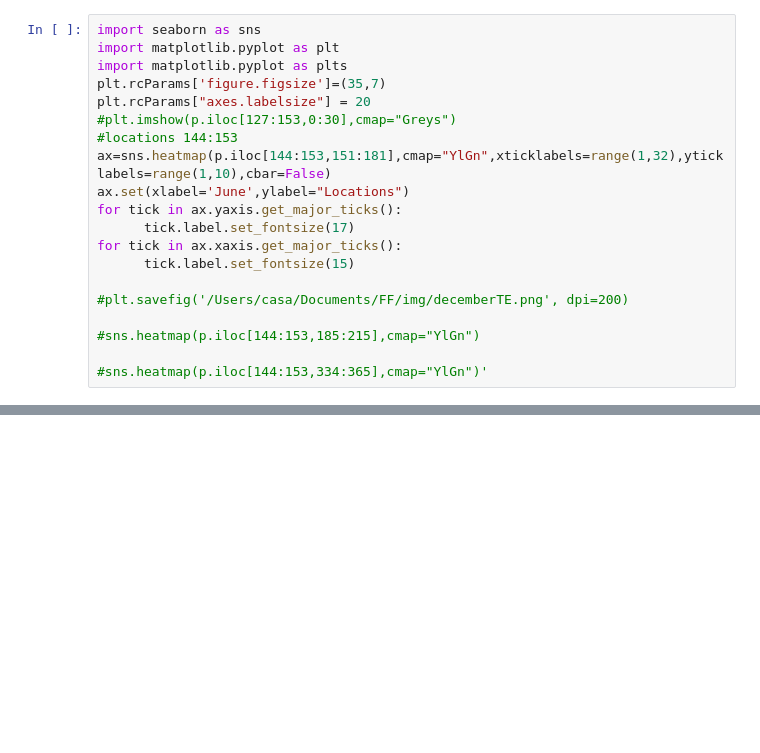
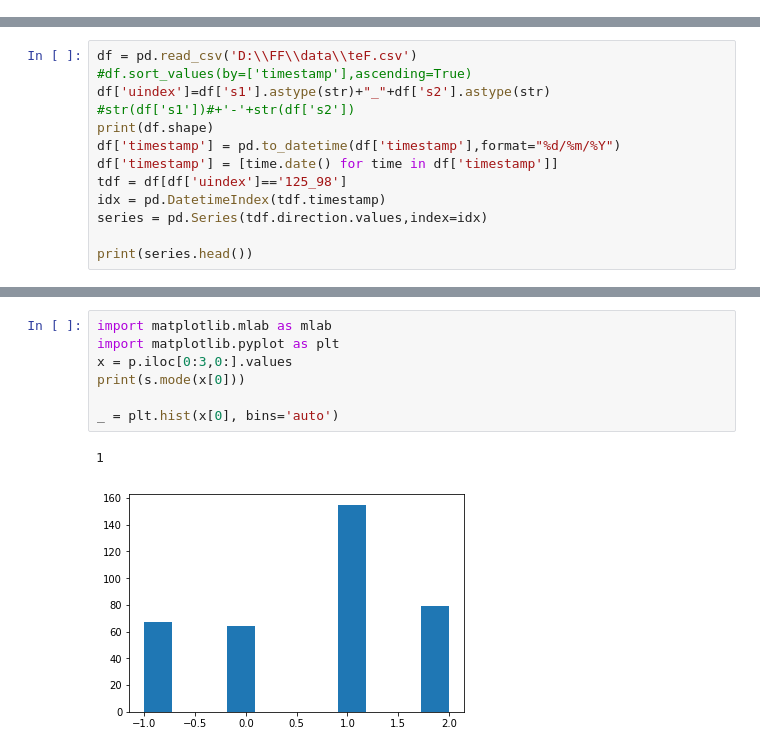
Before and after one commit to rmurcioUCL/FF, a Jupyter notebook: FF.ipynb, the cells around one changed output, grey strips where cells are left out. Drawn from its saved outputs; the diff is of its cells as text; blank space fills up the shorter version.

```diff
--- a/FF.ipynb
+++ b/FF.ipynb
@@ -265,20 +0,0 @@ p.iloc[0:2,0:2]
-# %%
-import seaborn as sns
-import matplotlib.pyplot as plt
-import matplotlib.pyplot as plts
-plt.rcParams['figure.figsize']=(35,7)
-plt.rcParams["axes.labelsize"] = 20
-#plt.imshow(p.iloc[127:153,0:30],cmap="Greys")
-#locations 144:153
-ax=sns.heatmap(p.iloc[144:153,151:181],cmap="YlGn",xticklabels=range(1,32),yticklabels=range(1,10),cbar=False)
-ax.set(xlabel='June',ylabel="Locations")
-for tick in ax.yaxis.get_major_ticks():
-      tick.label.set_fontsize(17)
-for tick in ax.xaxis.get_major_ticks():
-      tick.label.set_fontsize(15)
-
-#plt.savefig('/Users/casa/Documents/FF/img/decemberTE.png', dpi=200)
-
-#sns.heatmap(p.iloc[144:153,185:215],cmap="YlGn")
-
-#sns.heatmap(p.iloc[144:153,334:365],cmap="YlGn")'
@@ -325,0 +30,13 @@ dirset.sort_values('te', ascending=False).drop_duplicates(['s1','s2']).sort_valu
+# %%
+df = pd.read_csv('D:\\FF\\data\\teF.csv')
+#df.sort_values(by=['timestamp'],ascending=True)
+df['uindex']=df['s1'].astype(str)+"_"+df['s2'].astype(str)
+#str(df['s1'])#+'-'+str(df['s2'])
+print(df.shape)
+df['timestamp'] = pd.to_datetime(df['timestamp'],format="%d/%m/%Y")
+df['timestamp'] = [time.date() for time in df['timestamp']]
+tdf = df[df['uindex']=='125_98']
+idx = pd.DatetimeIndex(tdf.timestamp)
+series = pd.Series(tdf.direction.values,index=idx)
+
+print(series.head())
@@ -325,0 +110,10 @@ dirset.sort_values('te', ascending=False).drop_duplicates(['s1','s2']).sort_valu
+# %%
+import matplotlib.mlab as mlab
+import matplotlib.pyplot as plt
+x = p.iloc[0:3,0:].values
+print(s.mode(x[0]))
+
+_ = plt.hist(x[0], bins='auto')
+# %% [output]
+1
+[figure, added]
```
Also changed, not shown: parts of 46 cells of this notebook.
